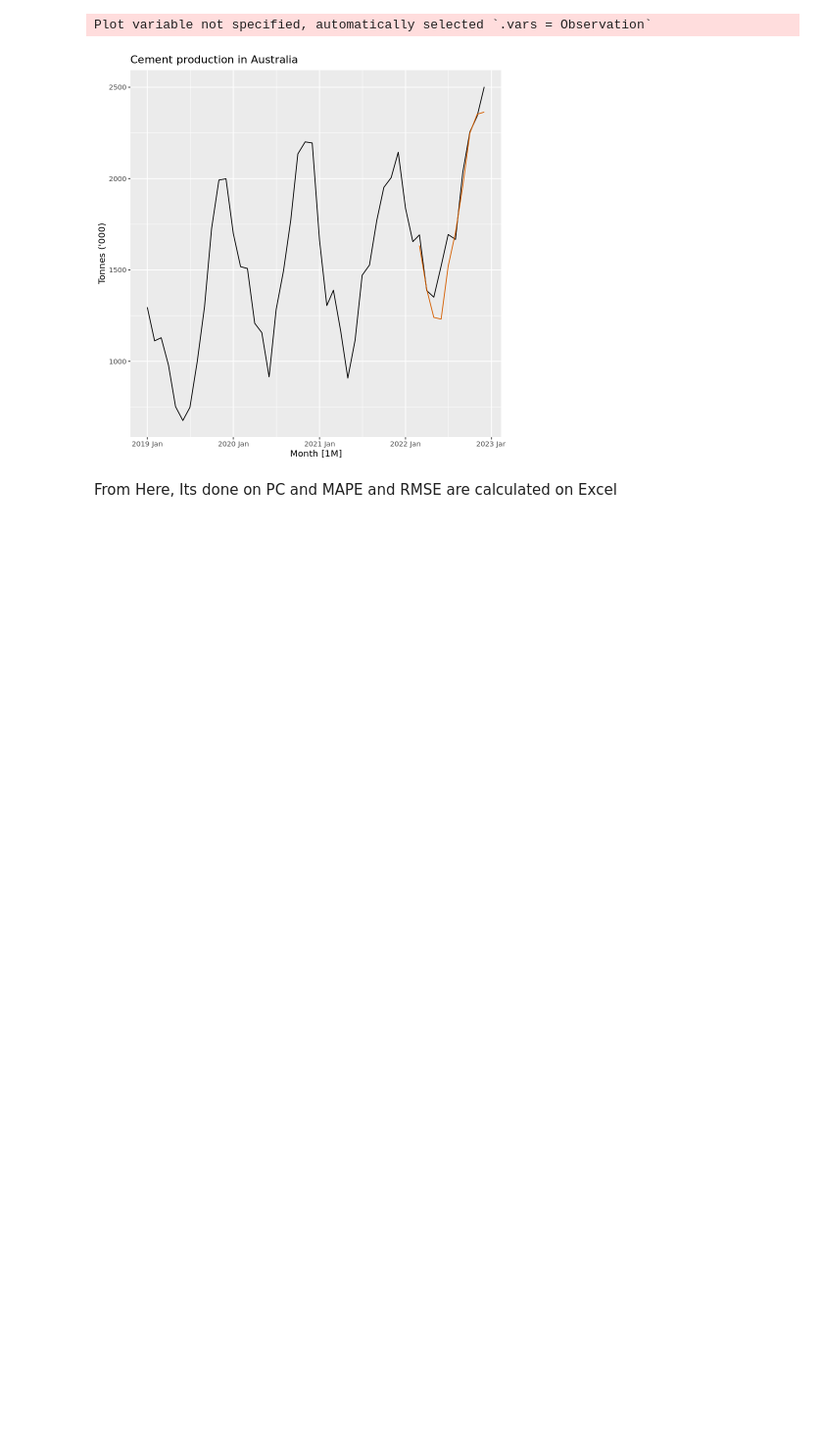
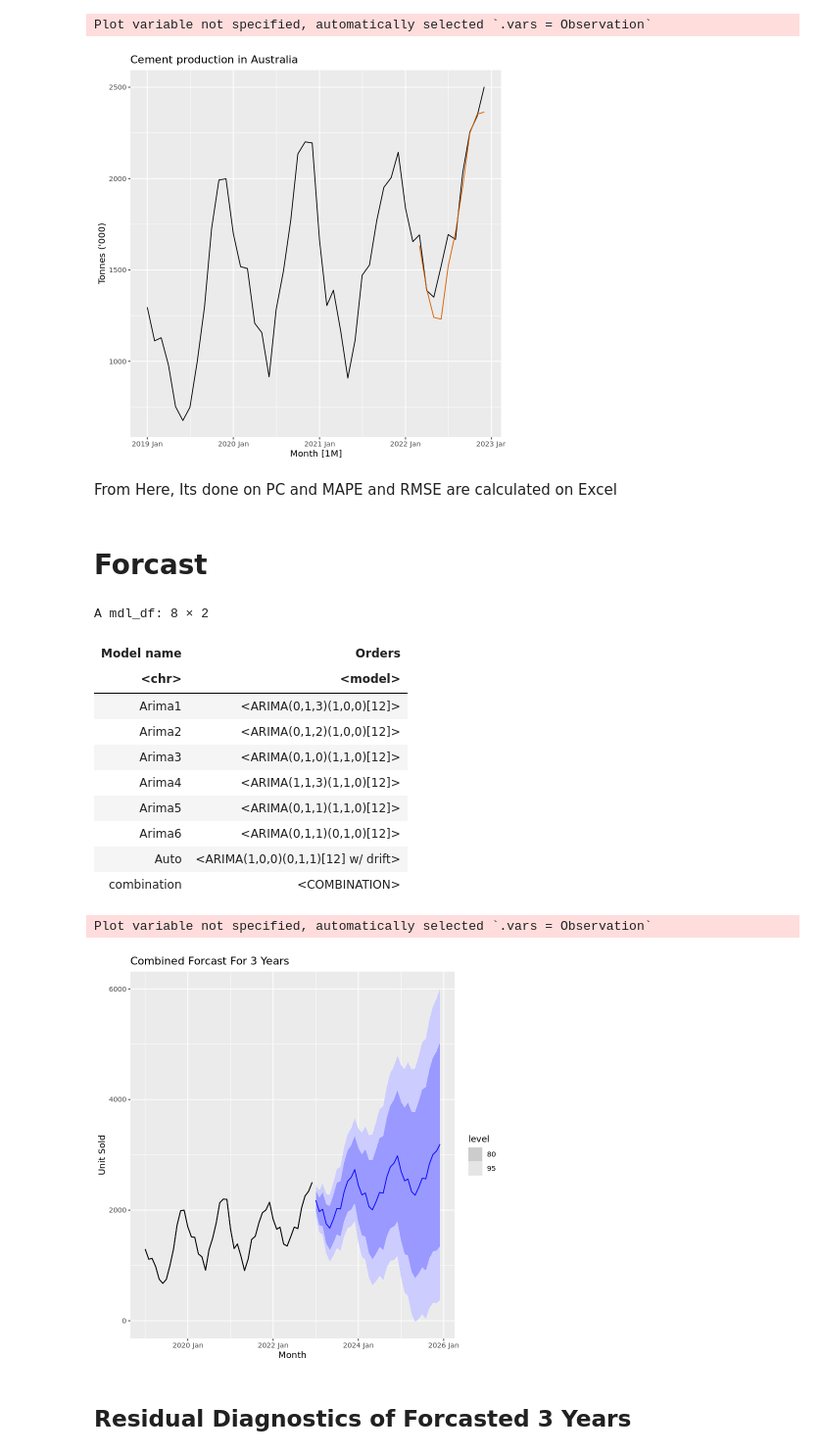
Before and after one commit to Ibrahim-Khayat/-IE499, a Jupyter notebook: indexClean.ipynb, the cells around one changed output. Shown at 98% size. Cells and saved outputs as stored; diff of their text form; code cells hidden in the pictures; blank space fills up the shorter version.

Commit message:
Add files via upload
Residual for forecast

```diff
--- a/indexClean.ipynb
+++ b/indexClean.ipynb
@@ -661,3 +661,46 @@ Plot variable not specified, automatically selected `.vars = Observation`
 [figure]
 # %% [markdown]
 From Here, Its done on PC and MAPE and RMSE are calculated on Excel
+# %% [markdown]
+# Forcast
+# %%
+Chips_fit <- Chips |>
+  model(
+    Arima1 = ARIMA(Observation ~ pdq(0,1,3) + PDQ(1,0,0)),
+    Arima2 = ARIMA(Observation ~ pdq(0,1,2) + PDQ(1,0,0)),
+    Arima3 = ARIMA(Observation ~ pdq(0,1,0) + PDQ(1,1,0)),
+    Arima4 = ARIMA(Observation ~ pdq(1,1,3) + PDQ(1,1,0)),
+    Arima5 = ARIMA(Observation ~ pdq(0,1,1) + PDQ(1,1,0)),
+    Arima6 = ARIMA(Observation ~ pdq(0,1,1) + PDQ(0,1,0)),
+      Auto = ARIMA(Observation, stepwise = FALSE, approx = FALSE)
+) |>
+  mutate(combination = (Arima1+Arima2 + Arima3+Arima4+Arima5+Arima6 ) / 6)
+Chips_fit |> pivot_longer(everything(), names_to = "Model name",
+                     values_to = "Orders")
+
+Chips_fc <- Chips_fit |> forecast(h = 36)
+Chips_fc |>
+ filter(.model %in% c("combination")) |>
+  autoplot(Chips) +
+  autolayer(Chips,
+    colour = "black"
+  ) +
+  labs(
+    y = "Unit Sold",
+    title = "Combined Forcast For 3 Years",
+      theme(axis.text.x = element_text(angle = 90, vjust = 0.5))
+  )
+# %% [output]
+A mdl_df: 8 × 2
+| Model name | Orders |
+| <chr> | <model> |
+| Arima1 | <ARIMA(0,1,3)(1,0,0)[12]> |
+| Arima2 | <ARIMA(0,1,2)(1,0,0)[12]> |
+| Arima3 | <ARIMA(0,1,0)(1,1,0)[12]> |
+| Arima4 | <ARIMA(1,1,3)(1,1,0)[12]> |
+| Arima5 | <ARIMA(0,1,1)(1,1,0)[12]> |
+| Arima6 | <ARIMA(0,1,1)(0,1,0)[12]> |
+| Auto | <ARIMA(1,0,0)(0,1,1)[12] w/ drift> |
+| combination | <COMBINATION> |
+Plot variable not specified, automatically selected `.vars = Observation`
+[figure, added]
@@ -663,0 +710,2 @@ From Here, Its done on PC and MAPE and RMSE are calculated on Excel
+# %% [markdown]
+## Residual Diagnostics of Forcasted 3 Years
```
Also changed, not shown: parts of 6 cells of this notebook.
